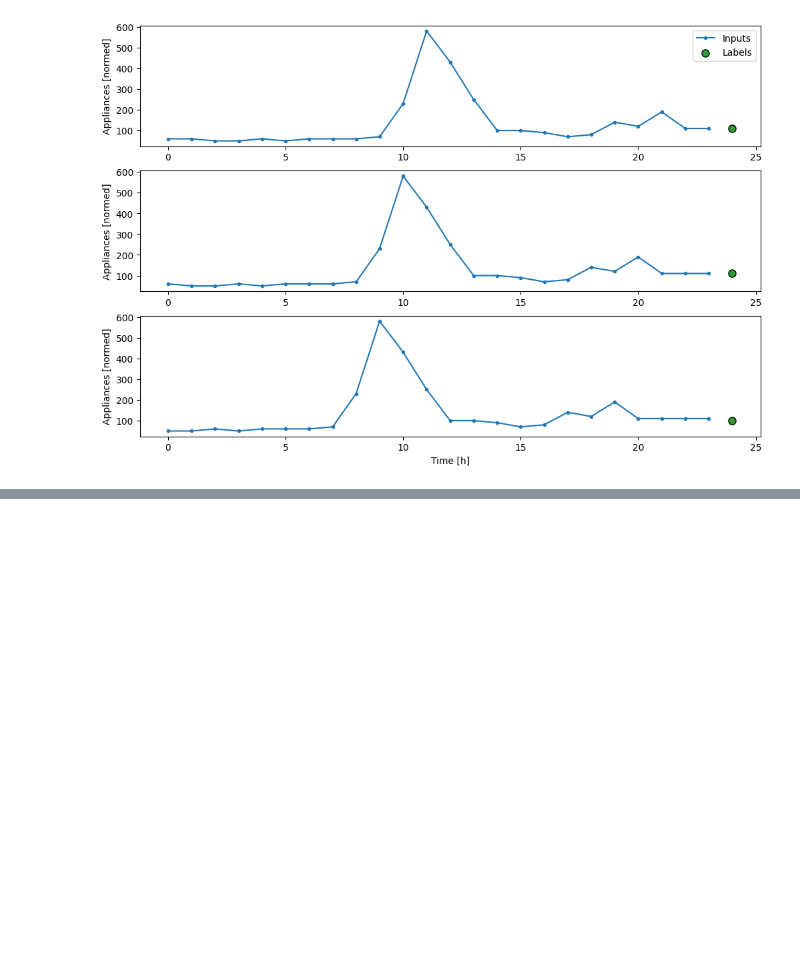
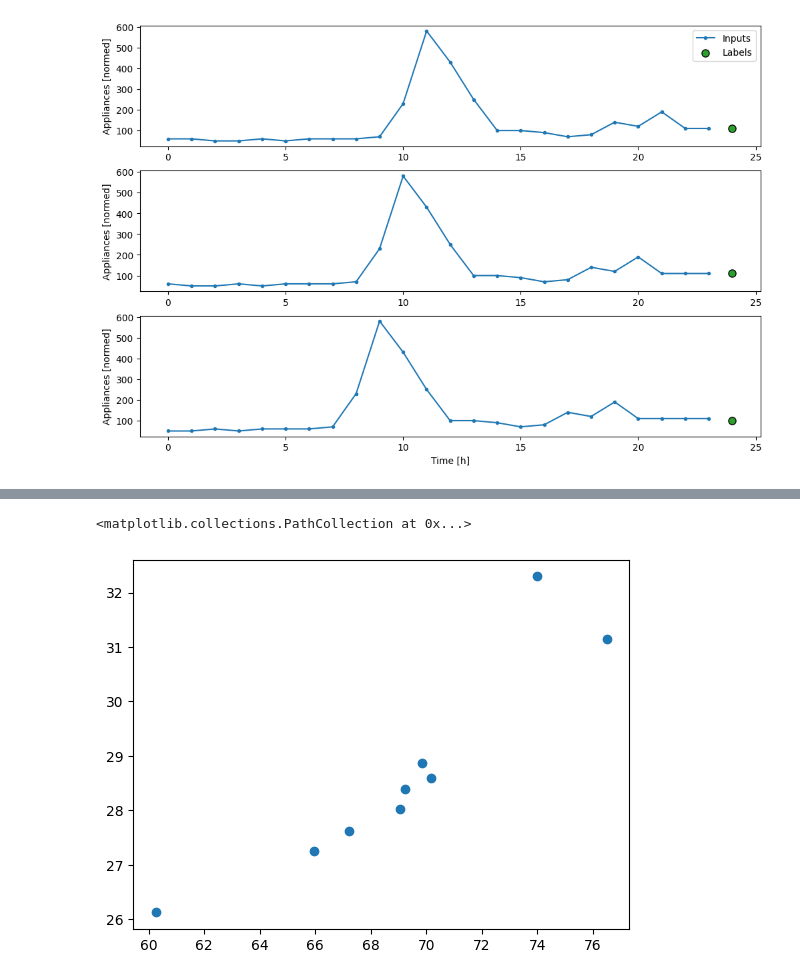
Before and after one commit to hemantnyadav/time-series-forecasting, a Jupyter notebook: Single_Step_Univariate_Time_Series_energy_complete.ipynb, the cells around one changed output, grey strips where cells are left out. Saved outputs shown, nothing was run; the diff lists cells and outputs as text; code cells hidden in the pictures; blank space fills up the shorter version.

```diff
--- a/Single_Step_Univariate_Time_Series_energy_complete.ipynb
+++ b/Single_Step_Univariate_Time_Series_energy_complete.ipynb
@@ -125,6 +113,0 @@ from sktime.performance_metrics.forecasting import mean_absolute_scaled_error
-# %%
-def evaluate_model(predictions, actuals):
-  rmse = tf.keras.metrics.RootMeanSquaredError(predictions,actuals)
-  mae  = tf.keras.metrics.MeanAbsoluteError(predictions,actuals)
-  mase = mean_absolute_scaled_error(actuals, predictions, y_train=y_train1)
-  return evalutation
@@ -130,0 +195,16 @@ def evaluate_model(predictions, actuals):
+# %%
+
+models = [LSTM, GRU, LSTM_CIFG, LSTM_NFG, LSTM_NIA, LSTM_NIG, LSTM_NOA, LSTM_NOG,PeepholeLSTMCell ]
+models_name = np.array(['LSTM', 'GRU', 'CIFG', 'NFG', 'NIA', 'NIG', 'NOA', 'NOG','PeepholeLSTMCell' ])
+dataset_name = ['Train', 'Val', 'Test']
+# %%
+%%time
+
+np.random.seed(16)
+tf.random.set_seed(16)
+models_all = {}
+history_all = {}
+for model, model_name in zip(models, models_name):
+  history,model = create_compile_fit_model(model,single_window)
+  models_all[model_name] = model
+  history_all[model_name] = history
@@ -130,0 +228,5 @@ def evaluate_model(predictions, actuals):
+# %%
+%%time
+result_df,ind = evaluate_all_model(models_all, single_window, train_df['Appliances'].values)
+result_df.index = ind
+result_df
@@ -130,0 +307,5 @@ def evaluate_model(predictions, actuals):
+# %%
+plt.scatter(result_df['rmse'][2::3], result_df['mae'][2::3])
+# %% [output]
+<matplotlib.collections.PathCollection at 0x...>
+[figure, added]
```
Also changed, not shown: parts of 23 cells of this notebook.
